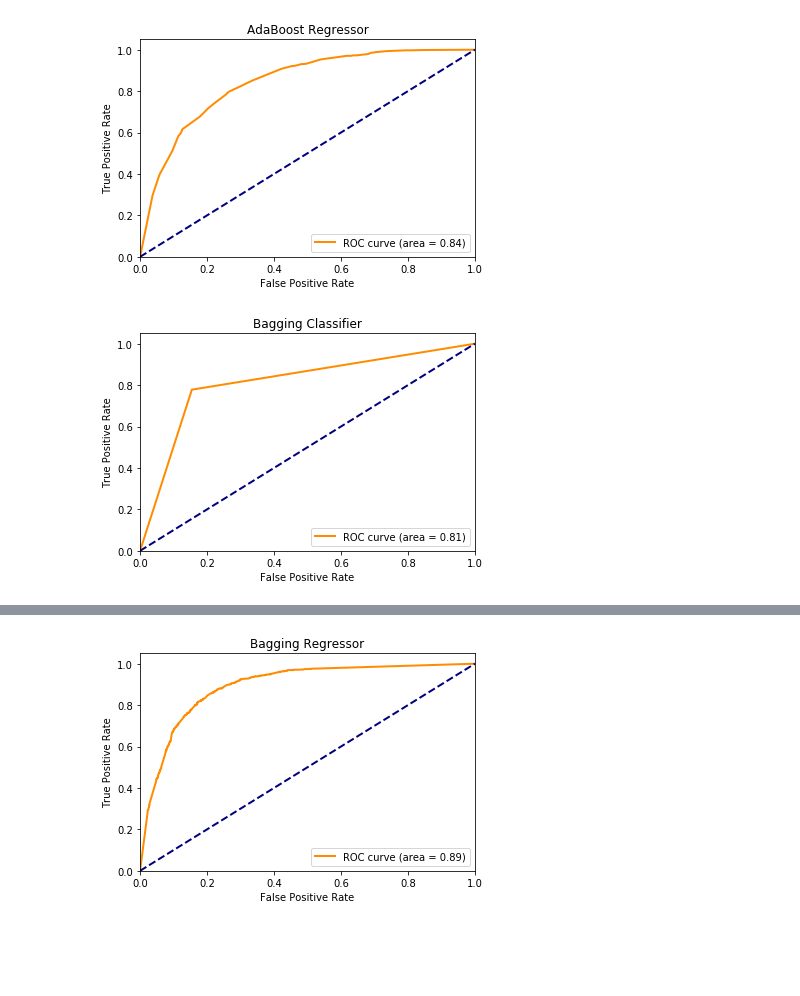
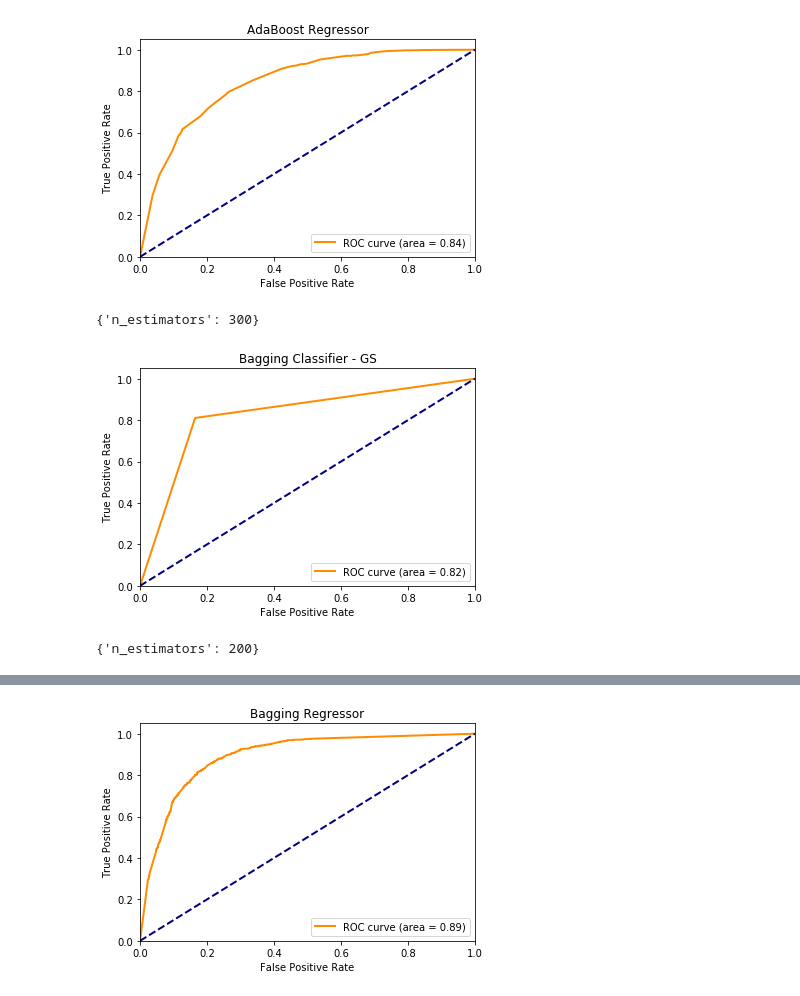
Before and after one commit to nathanshartmann/NILC-at-CWI-2018, a Jupyter notebook: Psycholinguistic_greedy search.ipynb, the cells around one changed output, grey strips where cells are left out. Cells and saved outputs as stored; diff of their text form; code cells hidden in the pictures; blank space fills up the shorter version.

```diff
--- a/Psycholinguistic_greedy search.ipynb
+++ b/Psycholinguistic_greedy search.ipynb
@@ -157,0 +159,9 @@ print_roc(pred, y_dev, 'Linear Regression')
+# %%
+tree = DecisionTreeClassifier(
+    min_samples_split=20,
+    max_depth=5,
+    min_samples_leaf=10,
+    criterion='gini')
+tree.fit(x_train, y_train)
+pred = tree.predict(x_dev)
+print_roc(pred, y_dev, 'Decision Tree')
@@ -157,0 +170,9 @@ print_roc(pred, y_dev, 'Linear Regression')
+# %%
+tree = DecisionTreeClassifier(
+    min_samples_split=2,
+    max_depth=5,
+    min_samples_leaf=1,
+    criterion='entropy')
+tree.fit(x_train, y_train)
+pred = tree.predict(x_dev)
+print_roc(pred, y_dev, 'Decision Tree')
@@ -171,0 +203,7 @@ print_roc(pred, y_dev, 'Decision Tree Proba')
+# %%
+ensemb = AdaBoostClassifier(
+    n_estimators=300,
+    learning_rate=0.001)
+ensemb.fit(x_train, y_train)
+pred = ensemb.predict(x_dev)
+print_roc(pred, y_dev, 'AdaBoost Classifier - GS')
@@ -178,0 +228,8 @@ print_roc(pred, y_dev, 'AdaBoost Classifier')
+# %%
+ensemb = AdaBoostRegressor(
+    n_estimators=100,
+    learning_rate=0.0001,
+    loss='exponential')
+ensemb.fit(x_train, y_train)
+pred = ensemb.predict(x_dev)
+print_roc(pred, y_dev, 'AdaBoost Regressor - GS')
@@ -183,10 +242,24 @@ pred = ensemb.predict(x_dev)
 print_roc(pred, y_dev, 'AdaBoost Regressor')
 # %% [output]
 [figure]
+# %%
+model = BaggingClassifier()
+param_grid = {
+    'n_estimators':[10, 50, 100, 200, 300]}
+grid_search_regressors(model, param_grid)
+# %% [output]
+{'n_estimators': 300}
 # %%
-ensemb = BaggingClassifier()
+ensemb = BaggingClassifier(n_estimators=300)
 ensemb.fit(x_train, y_train)
 pred = ensemb.predict(x_dev)
-print_roc(pred, y_dev, 'Bagging Classifier')
+print_roc(pred, y_dev, 'Bagging Classifier - GS')
 # %% [output]
-[figure, old version]
+[figure, new version]
+# %%
+model = BaggingRegressor()
+param_grid = {
+    'n_estimators':[10, 50, 100, 200, 300]}
+grid_search_regressors(model, param_grid)
+# %% [output]
+{'n_estimators': 200}
```
Also changed, not shown: parts of 19 cells of this notebook.
